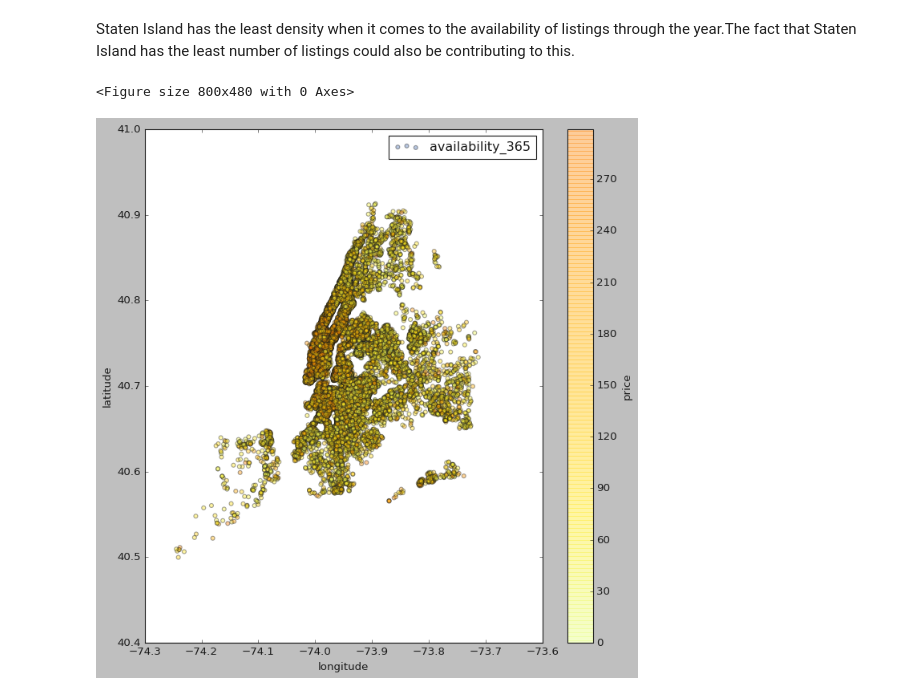
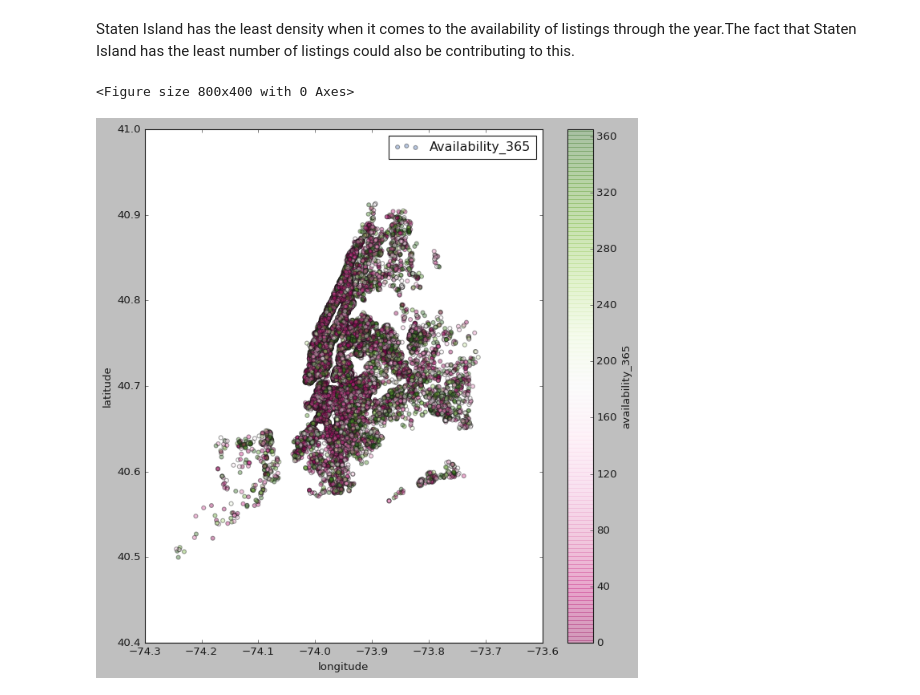
Before and after one commit to NayanaPradeep/Airbnb-Bookings-Analysis, a Jupyter notebook: Airbnb_Bookings_Analysis_Capstone_Project.ipynb, the cells around one changed output. Saved outputs shown, nothing was run; the diff lists cells and outputs as text; code cells hidden in the pictures.

```diff
--- a/Airbnb_Bookings_Analysis_Capstone_Project.ipynb
+++ b/Airbnb_Bookings_Analysis_Capstone_Project.ipynb
@@ -479,9 +480,9 @@ plt.show()
 # %% [markdown]
 Staten Island has the least density when it comes to the availability of listings through the year.The fact that Staten Island has the least number of listings could also be contributing to this.
 # %%
-plt.figure(figsize=(10,6));
-plt_1=df_price.plot(kind='scatter', x='longitude',y='latitude',label='availability_365',c='price',cmap=plt.get_cmap('Wistia'),colorbar=True,alpha=0.4,figsize=(10,10));
+plt.figure(figsize=(10,5));
+plt_1=df_price.plot(kind='scatter', x='longitude',y='latitude',label='Availability_365',c='availability_365',cmap=plt.get_cmap('PiYG'),colorbar=True,alpha=0.4,figsize=(10,10));
 plt_1.legend();
 # %% [output]
-<Figure size 800x480 with 0 Axes>
+<Figure size 800x400 with 0 Axes>
-[figure, old version]
+[figure, new version]
```
Also changed, not shown: parts of 6 cells of this notebook.
